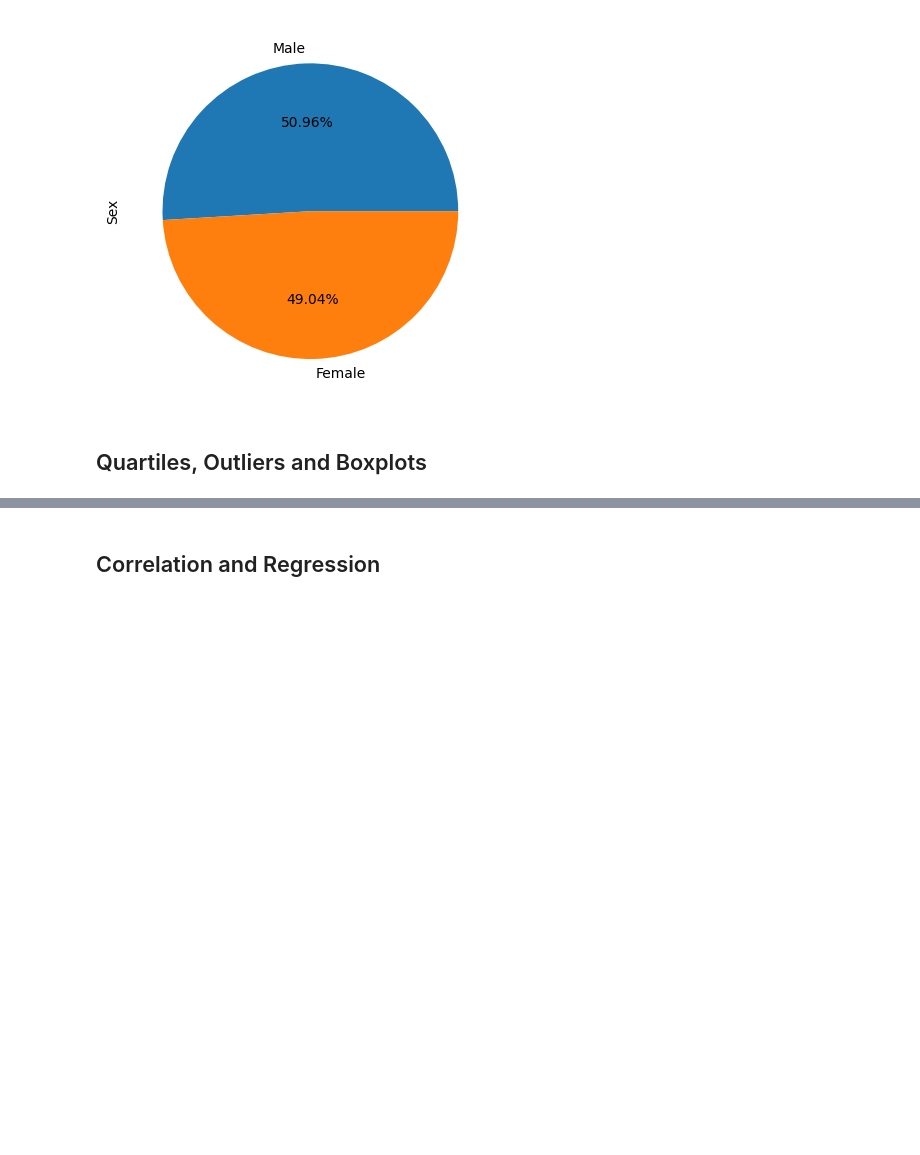
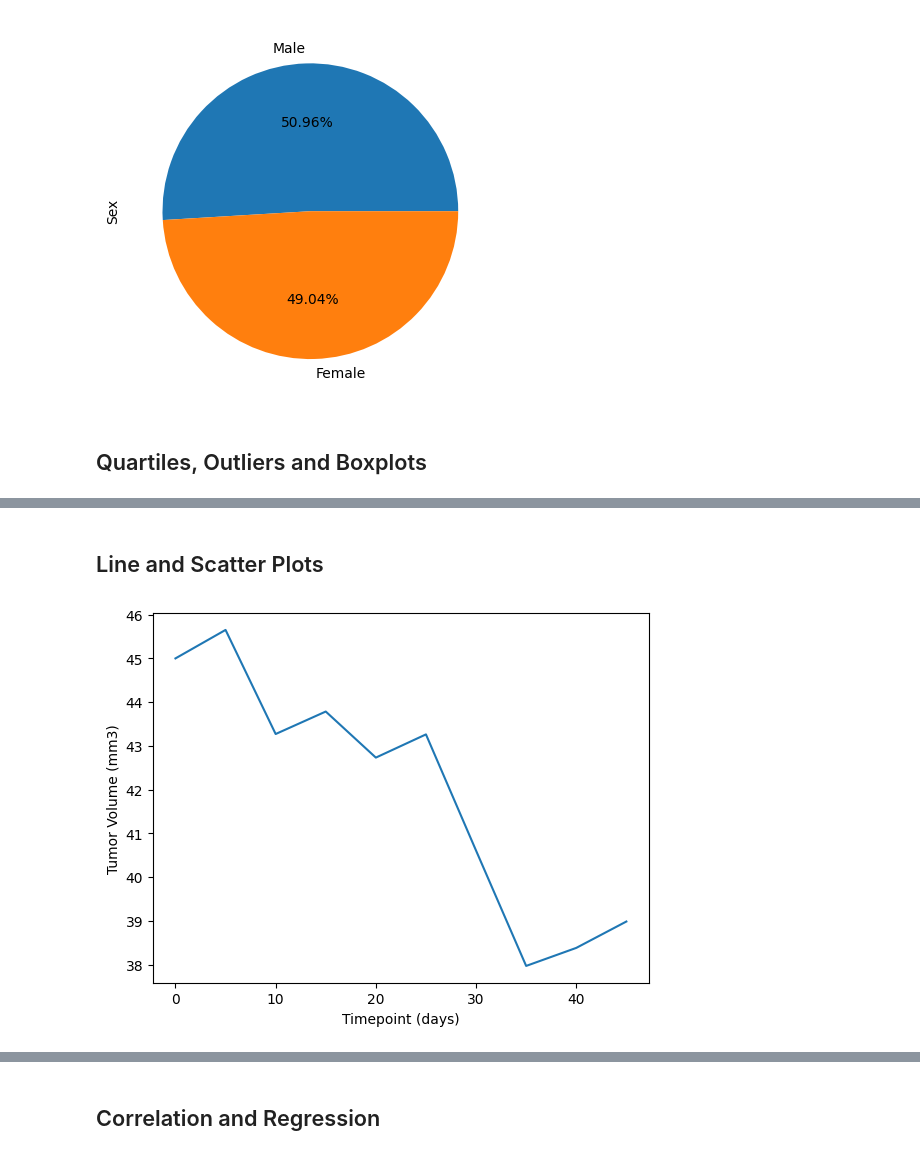
Before and after one commit to Nolan-Tonthat/pymaceuticals-challenge, a Jupyter notebook: pymaceuticals.ipynb, the cells around one changed output, grey strips where cells are left out. Saved outputs shown, nothing was run; the diff lists cells and outputs as text; code cells hidden in the pictures; blank space fills up the shorter version.

```diff
--- a/pymaceuticals.ipynb
+++ b/pymaceuticals.ipynb
@@ -178,4 +206,16 @@ plt.show()
+# %% [markdown]
+## Line and Scatter Plots
 # %%
 # Generate a line plot of tumor volume vs. time point for a single mouse treated with Capomulin
+line = df_cleaned.loc[(df_cleaned["Drug Regimen"]=="Capomulin") & (df_cleaned["Mouse ID"] == "b128")]
+
+x = line["Timepoint"]
+y = line["Tumor Volume (mm3)"]
+plt.plot(x,y)
+plt.xlabel("Timepoint (days)")
+plt.ylabel("Tumor Volume (mm3)")
+plt.show()
+# %% [output]
+[figure, added]
 # %%
 # Generate a scatter plot of mouse weight vs. the average observed tumor volume for the entire Capomulin regimen
```
Also changed, not shown: parts of 8 cells of this notebook.
